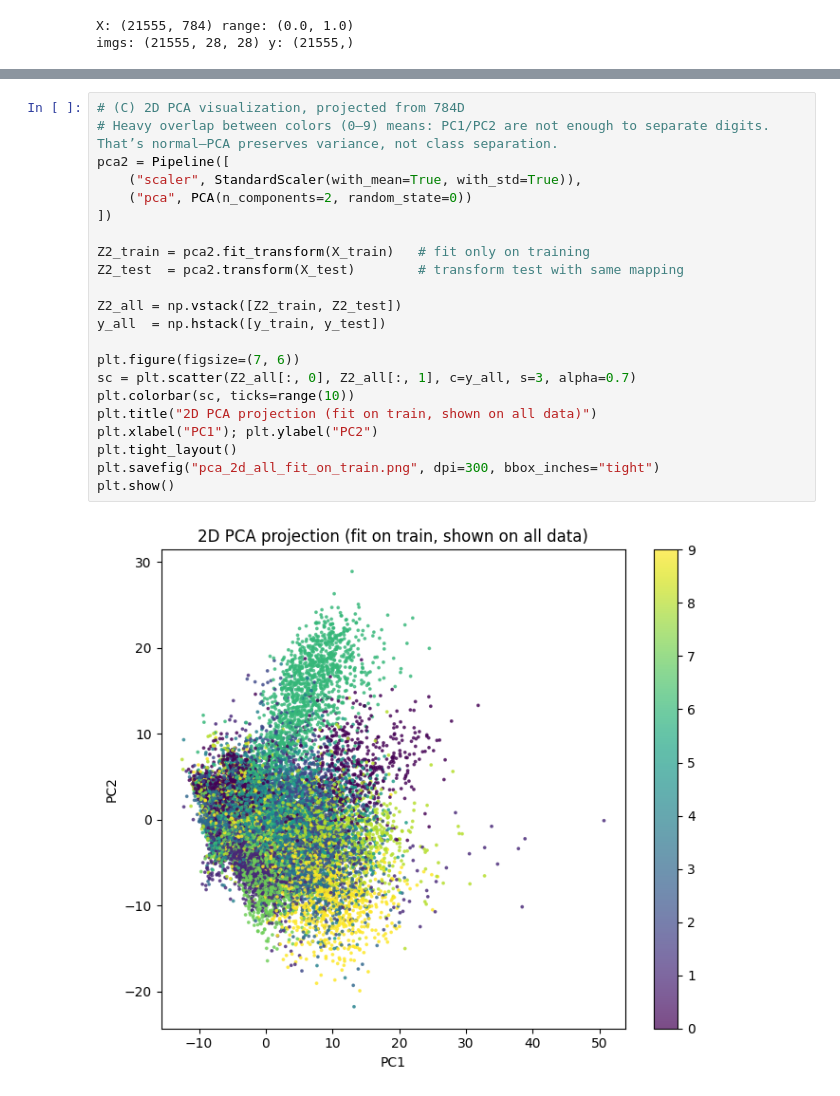
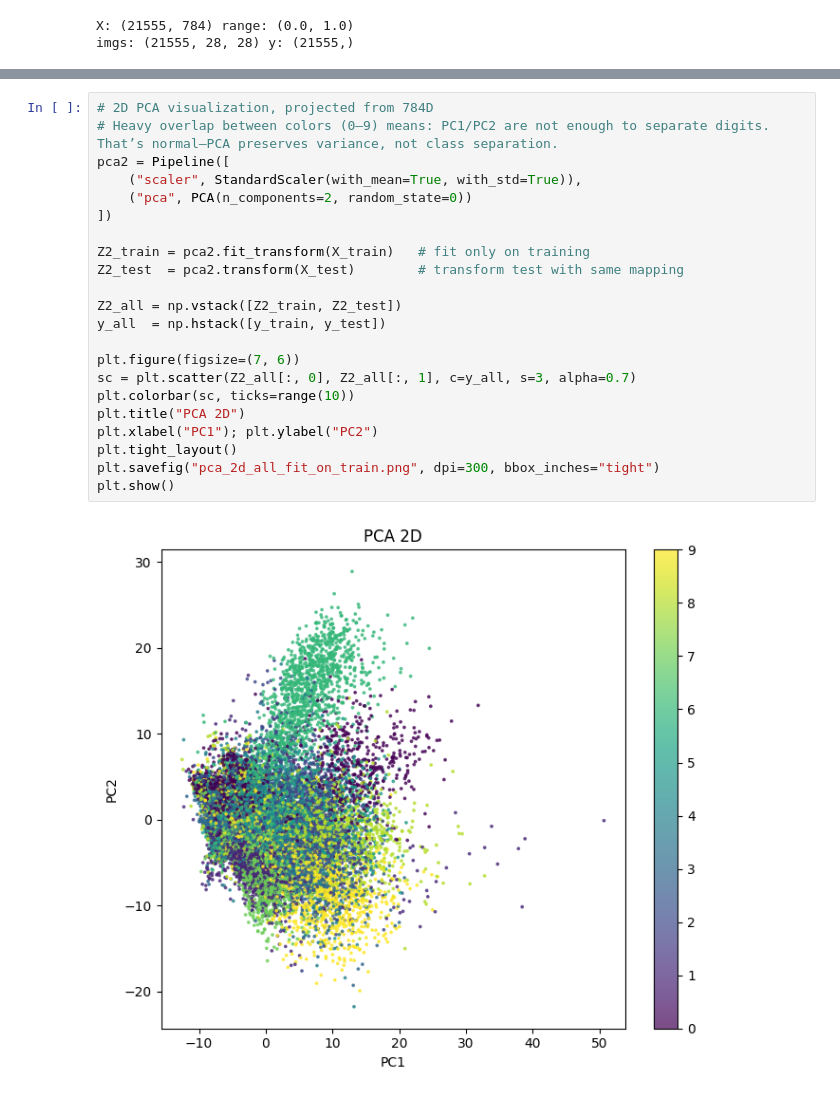
Before and after one commit to HaiDreamer/ML2-Final, a Jupyter notebook: statisticPCA_20k_img.ipynb, the cells around one changed output, grey strips where cells are left out. Cells and saved outputs as stored; diff of their text form.

```diff
--- a/statisticPCA_20k_img.ipynb
+++ b/statisticPCA_20k_img.ipynb
@@ -280,26 +273,26 @@ print("Chosen components:", pca95.named_steps["pca"].n_components_)
 PCA(95%) output shape: (17244, 299)
 Chosen components: 299
 # %%
-# (C) 2D PCA visualization, projected from 784D
+# 2D PCA visualization, projected from 784D
 # Heavy overlap between colors (0–9) means: PC1/PC2 are not enough to separate digits. That’s normal—PCA preserves variance, not class separation.
 pca2 = Pipeline([
     ("scaler", StandardScaler(with_mean=True, with_std=True)),
     ("pca", PCA(n_components=2, random_state=0))
 ])
 
 Z2_train = pca2.fit_transform(X_train)   # fit only on training
 Z2_test  = pca2.transform(X_test)        # transform test with same mapping
 
 Z2_all = np.vstack([Z2_train, Z2_test])
 y_all  = np.hstack([y_train, y_test])
 
 plt.figure(figsize=(7, 6))
 sc = plt.scatter(Z2_all[:, 0], Z2_all[:, 1], c=y_all, s=3, alpha=0.7)
 plt.colorbar(sc, ticks=range(10))
-plt.title("2D PCA projection (fit on train, shown on all data)")
+plt.title("PCA 2D")
 plt.xlabel("PC1"); plt.ylabel("PC2")
 plt.tight_layout()
 plt.savefig("pca_2d_all_fit_on_train.png", dpi=300, bbox_inches="tight")
 plt.show()
 # %% [output]
-[figure, old version]
+[figure, new version]
```
Also changed, not shown: parts of 8 cells of this notebook, 11 other files.
